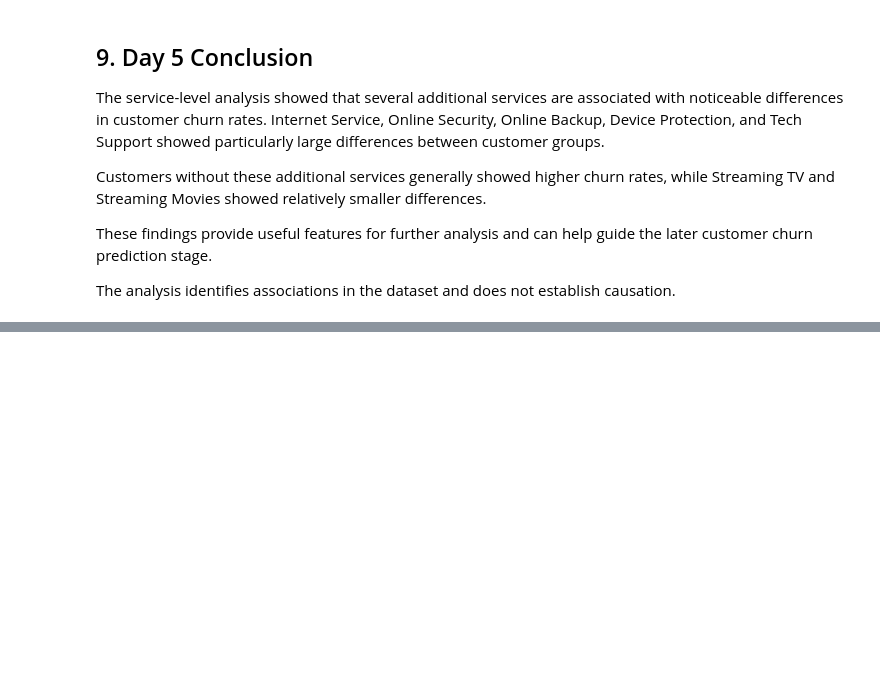
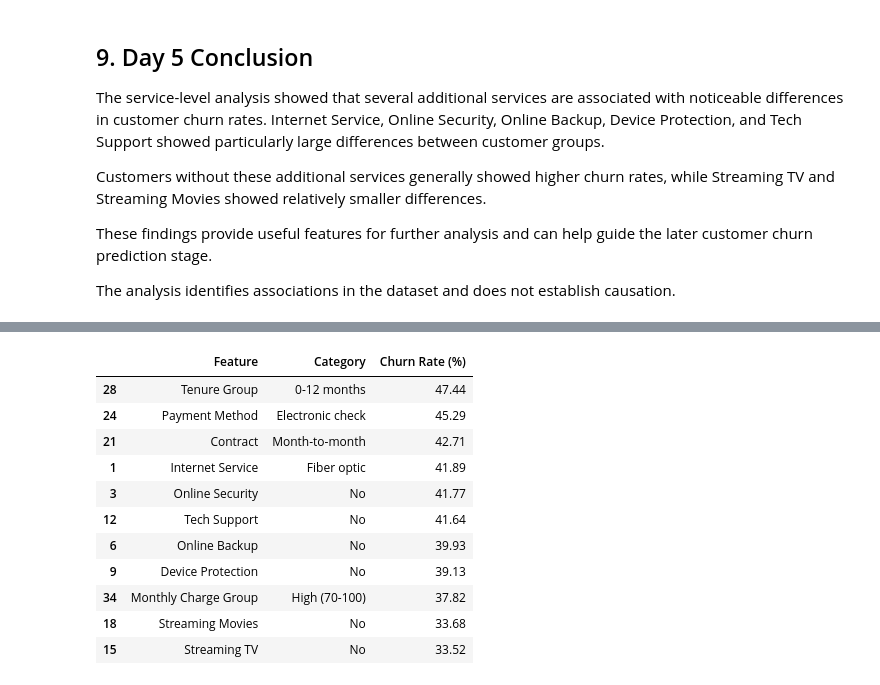
Before and after one commit to sagarsiddharth09-blip/customer-churn-LTV-engine, a Jupyter notebook: Akshay_Baseline_Analytics.ipynb, the cells around one changed output, grey strips where cells are left out. Cells and saved outputs as stored; diff of their text form; code cells hidden in the pictures; blank space fills up the shorter version.

```diff
--- a/Akshay_Baseline_Analytics.ipynb
+++ b/Akshay_Baseline_Analytics.ipynb
@@ -1813,0 +1892,23 @@ The analysis identifies associations in the dataset and does not establish causa
+# %%
+# Find the highest churn category for each feature
+
+highest_churn_by_feature = (
+    feature_comparison
+    .loc[feature_comparison.groupby("Feature")["Churn Rate (%)"].idxmax()]
+    .sort_values("Churn Rate (%)", ascending=False)
+)
+
+highest_churn_by_feature
+# %% [output]
+|  | Feature | Category | Churn Rate (%) |
+| 28 | Tenure Group | 0-12 months | 47.44 |
+| 24 | Payment Method | Electronic check | 45.29 |
+| 21 | Contract | Month-to-month | 42.71 |
+| 1 | Internet Service | Fiber optic | 41.89 |
+| 3 | Online Security | No | 41.77 |
+| 12 | Tech Support | No | 41.64 |
+| 6 | Online Backup | No | 39.93 |
+| 9 | Device Protection | No | 39.13 |
+| 34 | Monthly Charge Group | High (70-100) | 37.82 |
+| 18 | Streaming Movies | No | 33.68 |
+| 15 | Streaming TV | No | 33.52 |
```
Also changed, not shown: parts of 8 cells of this notebook.
